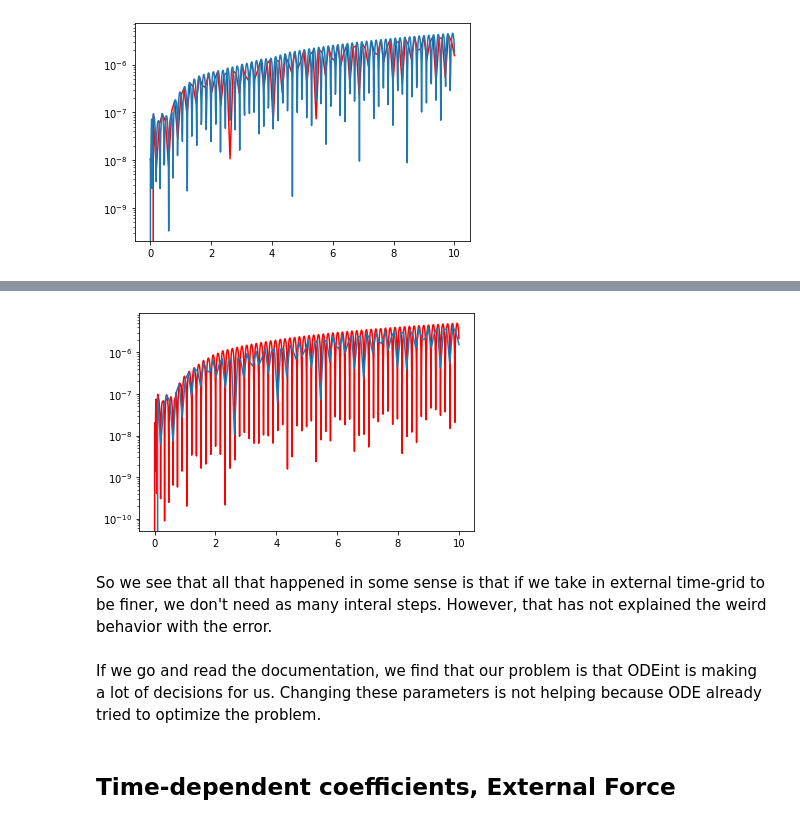
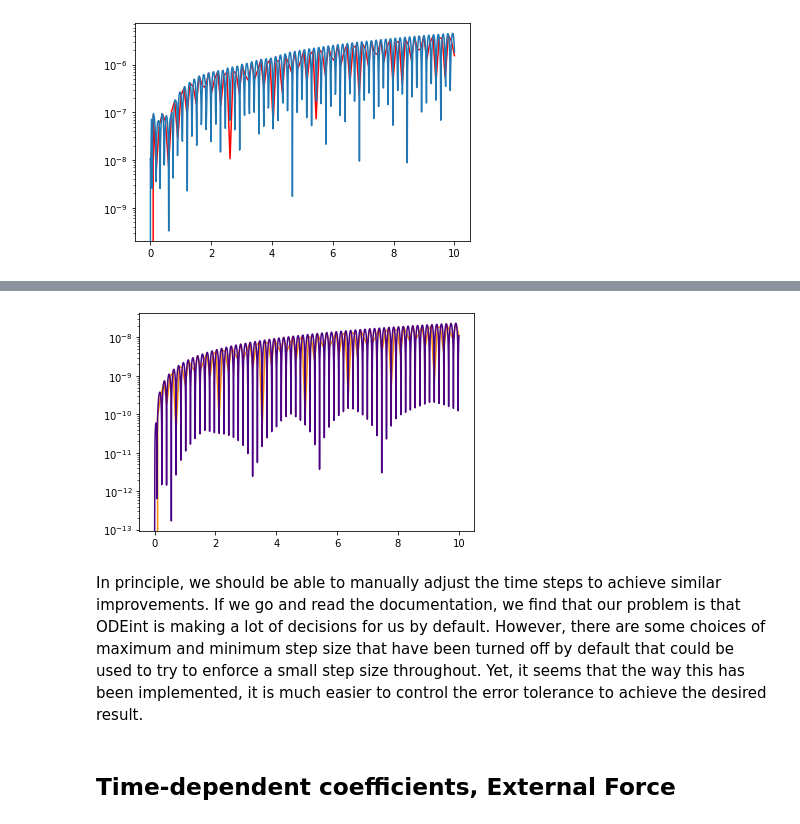
Before and after one commit to drgreen/Physics_39, a Jupyter notebook: Topic6e ODEs.ipynb, the cells around one changed output, grey strips where cells are left out. Drawn from its saved outputs; the diff is of its cells as text; code cells hidden in the pictures.

```diff
--- a/Topic6e ODEs.ipynb
+++ b/Topic6e ODEs.ipynb
@@ -137,4 +137,4 @@ The sampling time is presumably a parameter in the function itself:
 # %%
-sol5=integrate.odeint(derivative,X0,t_R,args=(0,20),mxstep=47)
-sol6=integrate.odeint(derivative,X0,t_R,args=(0,20),mxstep=100)
+sol5=integrate.odeint(derivative,X0,t_R,args=(0,20),atol=1e-8,rtol=1e-8)
+sol6=integrate.odeint(derivative,X0,t_R,args=(0,20),atol=1e-12,rtol=1e-12)
 # %%
@@ -148,3 +147,3 @@ plt.ylim(-4,4)
 # %%
 t_F=np.linspace(0,10,10000) # range of time we want to solve
-sol7=integrate.odeint(derivative,X0,t_F,args=(0,20),mxstep=20)  # Using finer spacing but fewer interal steps
+sol7=integrate.odeint(derivative,X0,t_F,args=(0,20),atol=1e-12,rtol=1e-12)  # Using finer spacing but fewer interal steps
@@ -159,13 +150,12 @@ plt.ylim(-4,4)
 # %%
-plt.plot(t_F,np.abs(sol7[:,0]-3*np.cos(20*t_F)),color='red')
-plt.plot(t_R,np.abs(sol3[:,0]-3*np.cos(20*t_R)))
+plt.plot(t_R,np.abs(sol6[:,0]-3*np.cos(20*t_R)),color='darkorange')
+plt.plot(t_F,np.abs(sol7[:,0]-3*np.cos(20*t_F)),color='indigo')
+#plt.plot(t_R,sol3[:,0])
 plt.yscale('log')
 # %% [output]
-[figure, old version]
+[figure, new version]
-# %% [markdown]
-So we see that all that happened in some sense is that if we take in external time-grid to be finer, we don't need as many interal steps.  However, that has not explained the weird behavior with the error.
-# %% [markdown]
-If we go and read the documentation, we find that our problem is that ODEint is making a lot of decisions for us.  Changing these parameters is not helping because ODE already tried to optimize the problem.
+# %% [markdown]
+In principle, we should be able to manually adjust the time steps to achieve similar improvements. If we go and read the documentation, we find that our problem is that ODEint is making a lot of decisions for us by default.  However, there are some choices of maximum and minimum step size that have been turned off by default that could be used to try to enforce a small step size throughout. Yet, it seems that the way this has been implemented, it is much easier to control the error tolerance to achieve the desired result.
 # %% [markdown]
 ## Time-dependent coefficients, External Force
 # %%
```
Also changed, not shown: parts of 3 cells of this notebook.
